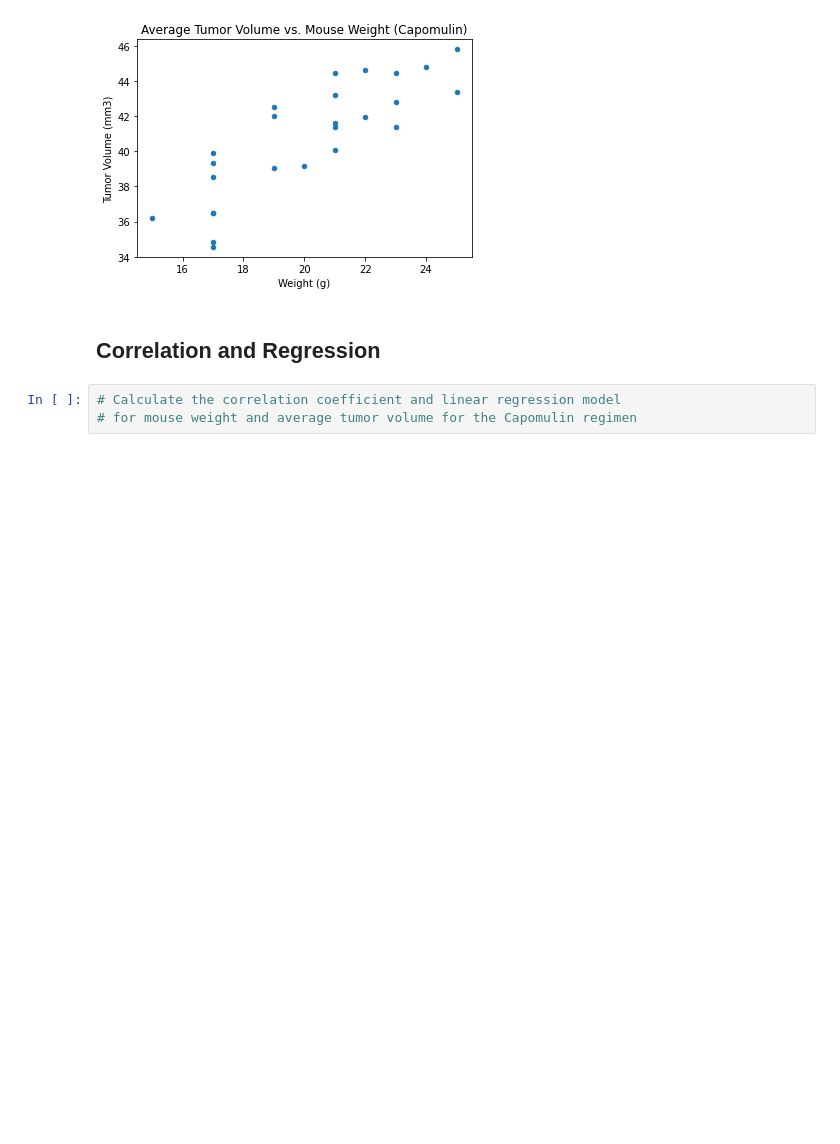
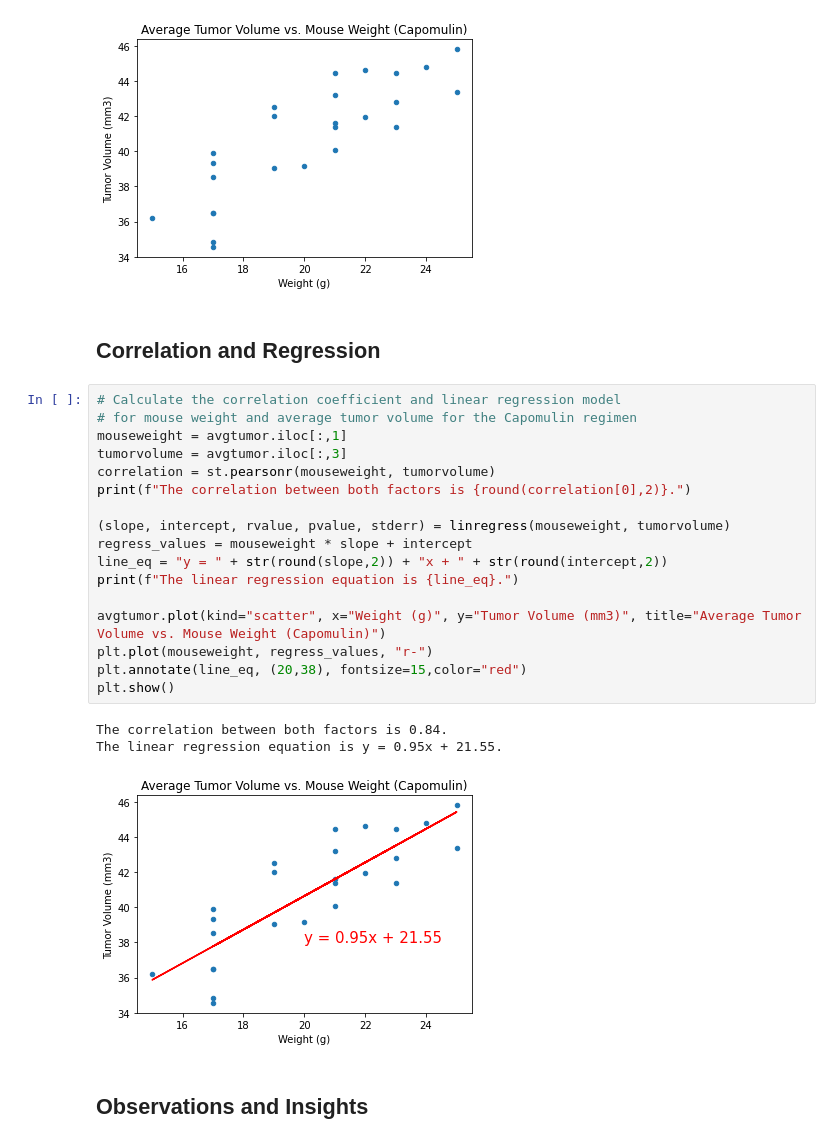
Before and after one commit to ClareSpecht/matplotlib-challenge, a Jupyter notebook: Pymaceuticals/pymaceuticals.ipynb, the cells around one changed output. Cells and saved outputs as stored; diff of their text form; blank space fills up the shorter version.

```diff
--- a/Pymaceuticals/pymaceuticals_starter.ipynb
+++ b/Pymaceuticals/pymaceuticals.ipynb
@@ -251,6 +208,26 @@ plt.show()
 [figure]
 # %% [markdown]
 ## Correlation and Regression
-# %%
-# Calculate the correlation coefficient and linear regression model
-# for mouse weight and average tumor volume for the Capomulin regimen
+# %%
+# Calculate the correlation coefficient and linear regression model
+# for mouse weight and average tumor volume for the Capomulin regimen
+mouseweight = avgtumor.iloc[:,1]
+tumorvolume = avgtumor.iloc[:,3]
+correlation = st.pearsonr(mouseweight, tumorvolume)
+print(f"The correlation between both factors is {round(correlation[0],2)}.")
+
+(slope, intercept, rvalue, pvalue, stderr) = linregress(mouseweight, tumorvolume)
+regress_values = mouseweight * slope + intercept
+line_eq = "y = " + str(round(slope,2)) + "x + " + str(round(intercept,2))
+print(f"The linear regression equation is {line_eq}.")
+
+avgtumor.plot(kind="scatter", x="Weight (g)", y="Tumor Volume (mm3)", title="Average Tumor Volume vs. Mouse Weight (Capomulin)")
+plt.plot(mouseweight, regress_values, "r-")
+plt.annotate(line_eq, (20,38), fontsize=15,color="red")
+plt.show()
+# %% [output]
+The correlation between both factors is 0.84.
+The linear regression equation is y = 0.95x + 21.55.
+[figure, added]
+# %% [markdown]
+## Observations and Insights
```
Also changed, not shown: parts of 5 cells of this notebook.
